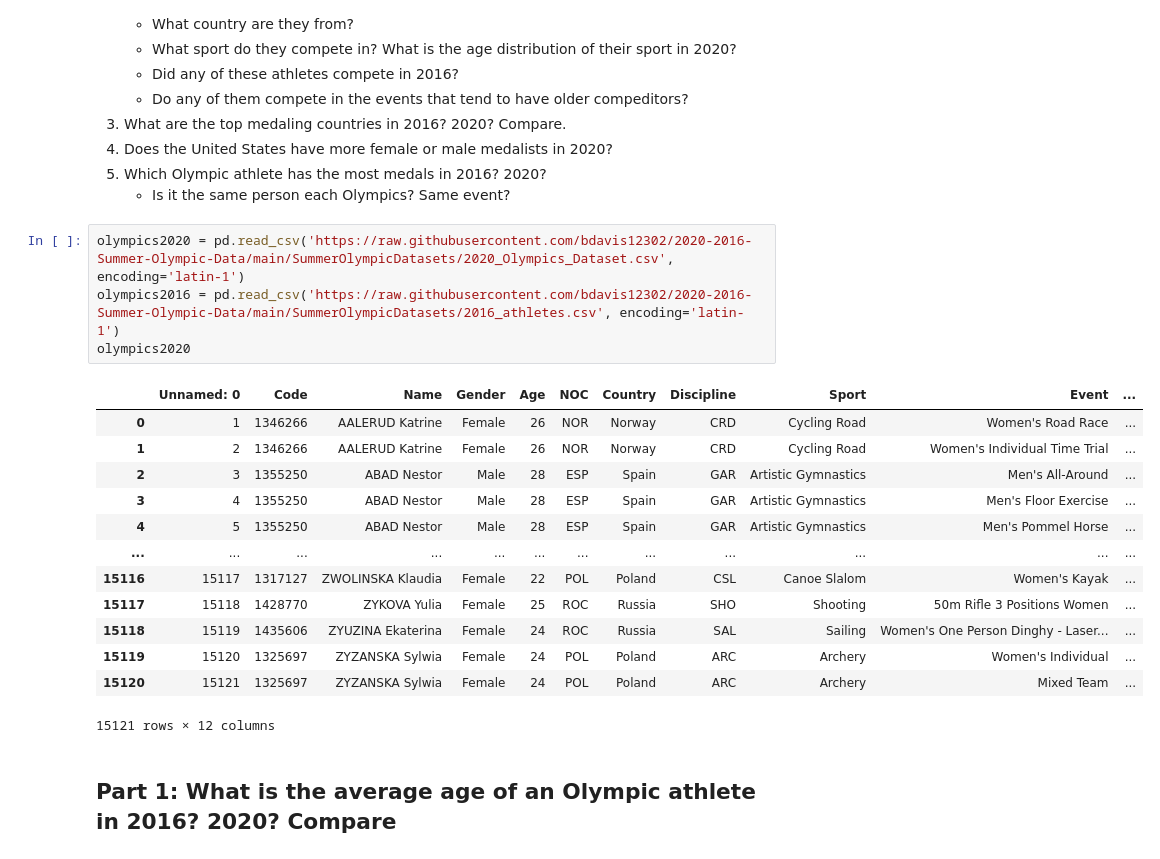
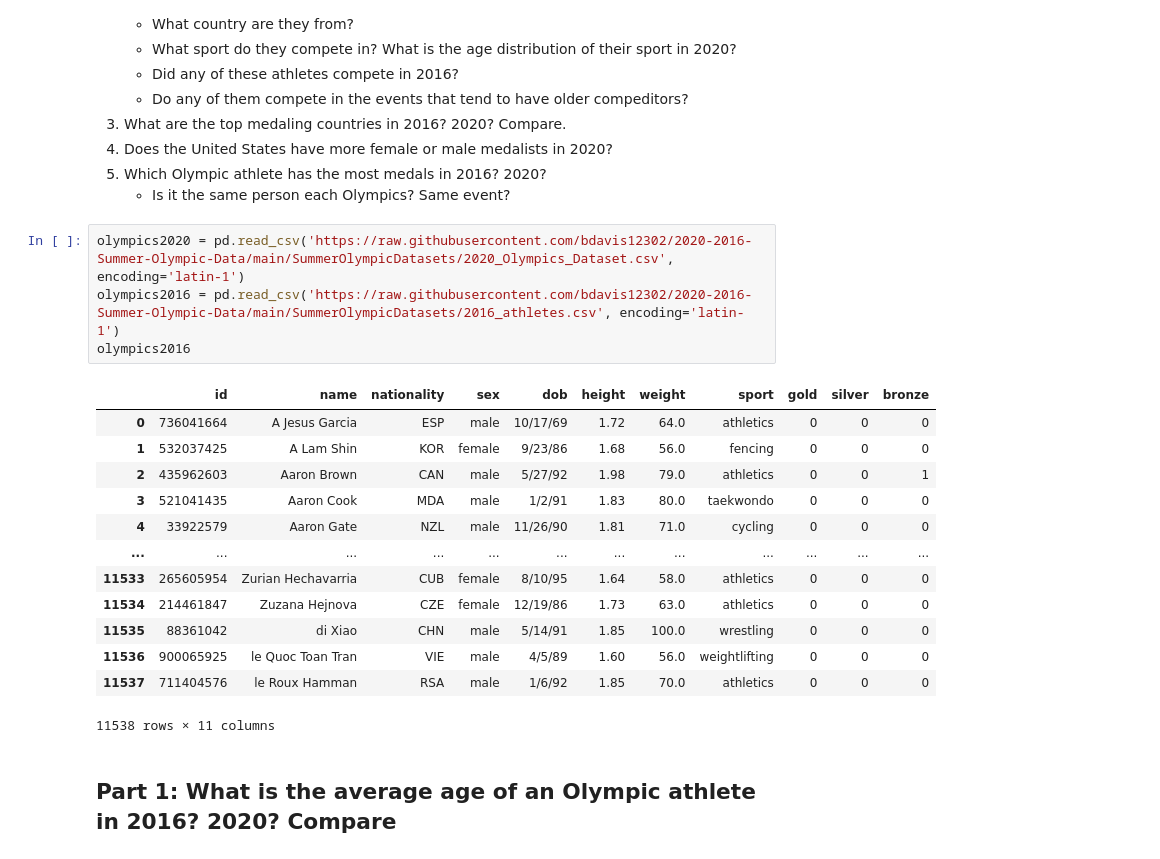
Before and after one commit to bdavis12302/2020-2016-Summer-Olympic-Data, a Jupyter notebook: DSCI235 Final Project - 2020 and 2016 Summer Olympic Data.ipynb, the cells around one changed output. Cells and saved outputs as stored; diff of their text form.

```diff
--- a/DSCI235 Final Project - 2020 and 2016 Summer Olympic Data.ipynb
+++ b/DSCI235 Final Project - 2020 and 2016 Summer Olympic Data.ipynb
@@ -38,21 +37,21 @@ We want to answer a few questions about the athletes that chose to compete in th
 # %%
 olympics2020 = pd.read_csv('https://raw.githubusercontent.com/bdavis12302/2020-2016-Summer-Olympic-Data/main/SummerOlympicDatasets/2020_Olympics_Dataset.csv', encoding='latin-1')
 olympics2016 = pd.read_csv('https://raw.githubusercontent.com/bdavis12302/2020-2016-Summer-Olympic-Data/main/SummerOlympicDatasets/2016_athletes.csv', encoding='latin-1')
-olympics2020
+olympics2016
 # %% [output]
-|  | Unnamed: 0 | Code | Name | Gender | Age | NOC | Country | Discipline | Sport | Event | ... |
-| 0 | 1 | 1346266 | AALERUD Katrine | Female | 26 | NOR | Norway | CRD | Cycling Road | Women's Road Race | ... |
-| 1 | 2 | 1346266 | AALERUD Katrine | Female | 26 | NOR | Norway | CRD | Cycling Road | Women's Individual Time Trial | ... |
-| 2 | 3 | 1355250 | ABAD Nestor | Male | 28 | ESP | Spain | GAR | Artistic Gymnastics | Men's All-Around | ... |
-| 3 | 4 | 1355250 | ABAD Nestor | Male | 28 | ESP | Spain | GAR | Artistic Gymnastics | Men's Floor Exercise | ... |
-| 4 | 5 | 1355250 | ABAD Nestor | Male | 28 | ESP | Spain | GAR | Artistic Gymnastics | Men's Pommel Horse | ... |
+|  | id | name | nationality | sex | dob | height | weight | sport | gold | silver | bronze |
+| 0 | 736041664 | A Jesus Garcia | ESP | male | 10/17/69 | 1.72 | 64.0 | athletics | 0 | 0 | 0 |
+| 1 | 532037425 | A Lam Shin | KOR | female | 9/23/86 | 1.68 | 56.0 | fencing | 0 | 0 | 0 |
+| 2 | 435962603 | Aaron Brown | CAN | male | 5/27/92 | 1.98 | 79.0 | athletics | 0 | 0 | 1 |
+| 3 | 521041435 | Aaron Cook | MDA | male | 1/2/91 | 1.83 | 80.0 | taekwondo | 0 | 0 | 0 |
+| 4 | 33922579 | Aaron Gate | NZL | male | 11/26/90 | 1.81 | 71.0 | cycling | 0 | 0 | 0 |
 | ... | ... | ... | ... | ... | ... | ... | ... | ... | ... | ... | ... |
-| 15116 | 15117 | 1317127 | ZWOLINSKA Klaudia | Female | 22 | POL | Poland | CSL | Canoe Slalom | Women's Kayak | ... |
-| 15117 | 15118 | 1428770 | ZYKOVA Yulia | Female | 25 | ROC | Russia | SHO | Shooting | 50m Rifle 3 Positions Women | ... |
-| 15118 | 15119 | 1435606 | ZYUZINA Ekaterina | Female | 24 | ROC | Russia | SAL | Sailing | Women's One Person Dinghy - Laser... | ... |
-| 15119 | 15120 | 1325697 | ZYZANSKA Sylwia | Female | 24 | POL | Poland | ARC | Archery | Women's Individual | ... |
-| 15120 | 15121 | 1325697 | ZYZANSKA Sylwia | Female | 24 | POL | Poland | ARC | Archery | Mixed Team | ... |
+| 11533 | 265605954 | Zurian Hechavarria | CUB | female | 8/10/95 | 1.64 | 58.0 | athletics | 0 | 0 | 0 |
+| 11534 | 214461847 | Zuzana Hejnova | CZE | female | 12/19/86 | 1.73 | 63.0 | athletics | 0 | 0 | 0 |
+| 11535 | 88361042 | di Xiao | CHN | male | 5/14/91 | 1.85 | 100.0 | wrestling | 0 | 0 | 0 |
+| 11536 | 900065925 | le Quoc Toan Tran | VIE | male | 4/5/89 | 1.60 | 56.0 | weightlifting | 0 | 0 | 0 |
+| 11537 | 711404576 | le Roux Hamman | RSA | male | 1/6/92 | 1.85 | 70.0 | athletics | 0 | 0 | 0 |
-15121 rows × 12 columns
+11538 rows × 11 columns
 # %% [markdown]
 ## Part 1: What is the average age of an Olympic athlete in 2016? 2020? Compare
 # %%
```
Also changed, not shown: parts of 10 cells of this notebook.
